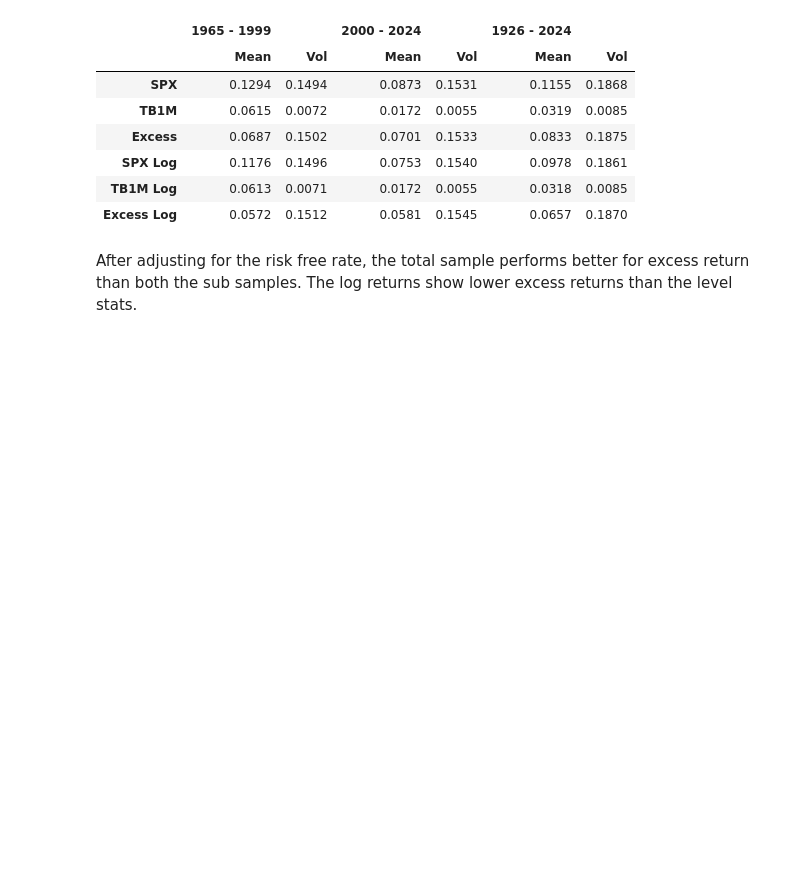
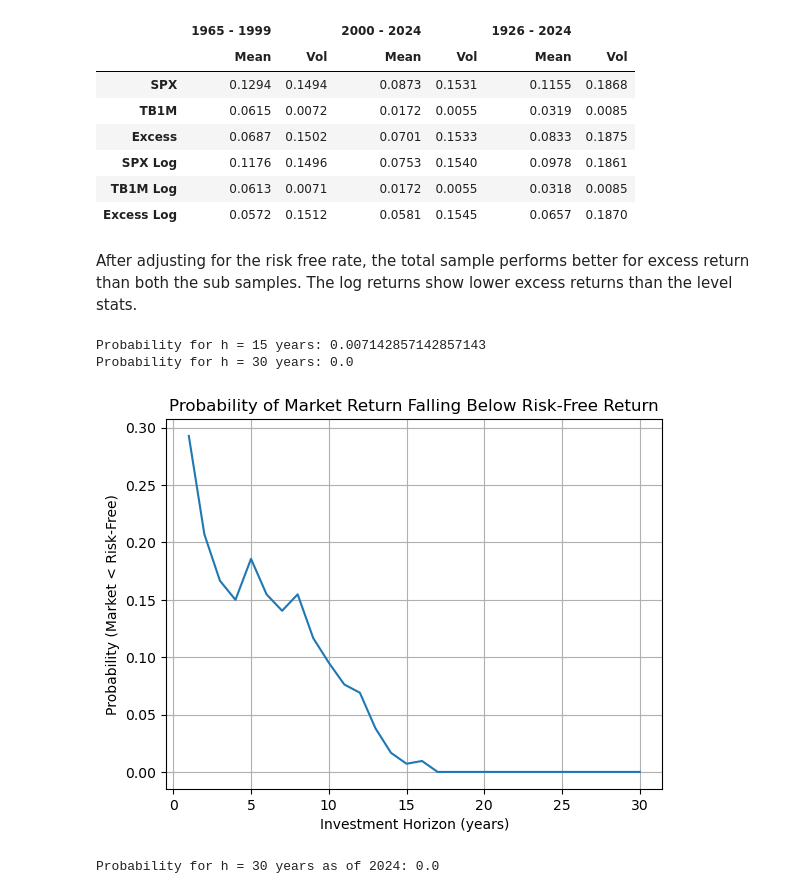
Before and after one commit to ekopen/finm-portfolio-2024, a Jupyter notebook: homework/Eric Kopen HW6.ipynb, the cells around one changed output. Cells and saved outputs as stored; diff of their text form; code cells hidden in the pictures; blank space fills up the shorter version.

```diff
--- a/homework/Eric Kopen HW6.ipynb
+++ b/homework/Eric Kopen HW6.ipynb
@@ -313,3 +313,56 @@ summarystats
 | Excess Log | 0.0572 | 0.1512 | 0.0581 | 0.1545 | 0.0657 | 0.1870 |
 # %% [markdown]
 After adjusting for the risk free rate, the total sample performs better for excess return than both the sub samples. The log returns show lower excess returns than the level stats.
+# %%
+BS_rts_series = BS_rts[(BS_rts.index.year >= 1965) & (BS_rts.index.year <= 1999)]
+
+h_15_years = 15 * 12
+market_cum_log_15 = BS_rts_series['SPX Log'].rolling(window=h_15_years).sum()
+risk_free_cum_log_15 = BS_rts_series['TB1M Log'].rolling(window=h_15_years).sum()
+prob_15_years = (market_cum_log_15 < risk_free_cum_log_15).mean()
+
+h_30_years = 30 * 12
+market_cum_log_30 = BS_rts_series['SPX Log'].rolling(window=h_30_years).sum()
+risk_free_cum_log_30 = BS_rts_series['TB1M Log'].rolling(window=h_30_years).sum()
+prob_30_years = (market_cum_log_30 < risk_free_cum_log_30).mean()
+
+print("Probability for h = 15 years:", prob_15_years)
+print("Probability for h = 30 years:", prob_30_years)
+# %% [output]
+Probability for h = 15 years: 0.007142857142857143
+Probability for h = 30 years: 0.0
+# %%
+horizons = range(1, 31)
+probabilities = []
+
+for h in horizons:
+    market_cum_log = BS_rts_series['SPX Log'].rolling(window=h*12).sum()
+    risk_free_cum_log = BS_rts_series['TB1M Log'].rolling(window=h*12).sum()
+    prob = (market_cum_log < risk_free_cum_log).mean()
+    probabilities.append(prob)
+
+plt.plot(horizons, probabilities)
+plt.xlabel("Investment Horizon (years)")
+plt.ylabel("Probability (Market < Risk-Free)")
+plt.title("Probability of Market Return Falling Below Risk-Free Return")
+plt.grid()
+plt.show()
+# %% [output]
+[figure, added]
+# %%
+BS_rts_series = BS_rts[(BS_rts.index.year >= 1965) & (BS_rts.index.year <= 2024)]
+
+max_horizon = 30 * 12
+probabilities = []
+
+for h in range(1, 31):
+    months = h * 12
+    market_cum_log = BS_rts_series['SPX Log'].rolling(window=months).sum()
+    risk_free_cum_log = BS_rts_series['TB1M Log'].rolling(window=months).sum()
+    prob = (market_cum_log < risk_free_cum_log).mean()
+    probabilities.append(prob)
+
+# Print the probability for the 30-year horizon
+print("Probability for h = 30 years as of 2024:", probabilities[-1])
+# %% [output]
+Probability for h = 30 years as of 2024: 0.0
```
Also changed, not shown: parts of 2 cells of this notebook, 1 other file.
